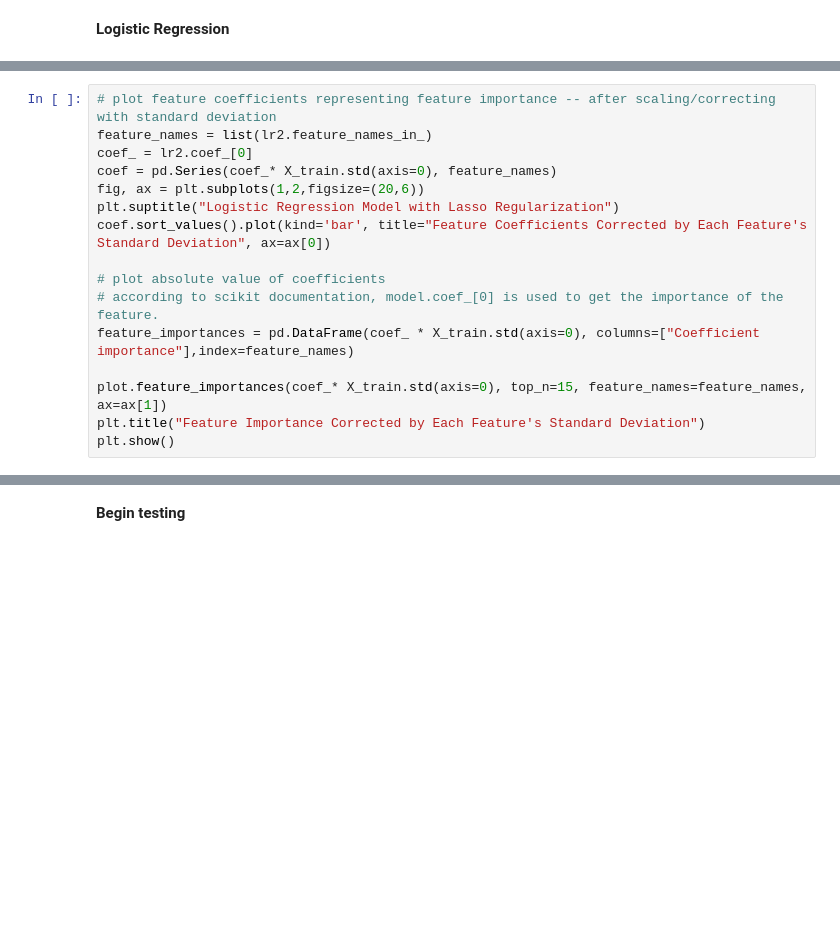
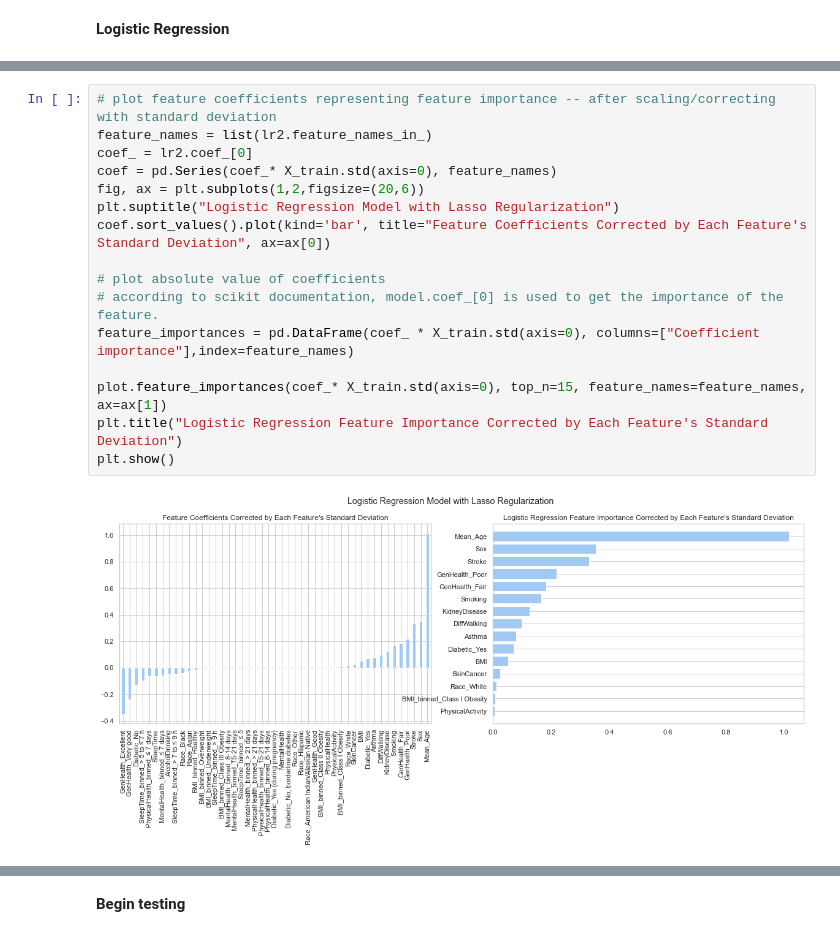
Before and after one commit to phebecarlson/Capstone-Two, a Jupyter notebook: Feature selection - Heart Disease Indicators.ipynb, the cells around one changed output, grey strips where cells are left out. Cells and saved outputs as stored; diff of their text form; blank space fills up the shorter version.

```diff
--- a/Feature selection - Heart Disease Indicators.ipynb
+++ b/Feature selection - Heart Disease Indicators.ipynb
@@ -359,16 +479,18 @@ plt.show()
 # %%
 # plot feature coefficients representing feature importance -- after scaling/correcting with standard deviation
 feature_names = list(lr2.feature_names_in_)
 coef_ = lr2.coef_[0]
 coef = pd.Series(coef_* X_train.std(axis=0), feature_names)
 fig, ax = plt.subplots(1,2,figsize=(20,6))
 plt.suptitle("Logistic Regression Model with Lasso Regularization")
 coef.sort_values().plot(kind='bar', title="Feature Coefficients Corrected by Each Feature's Standard Deviation", ax=ax[0])
 
 # plot absolute value of coefficients
 # according to scikit documentation, model.coef_[0] is used to get the importance of the feature.
 feature_importances = pd.DataFrame(coef_ * X_train.std(axis=0), columns=["Coefficient importance"],index=feature_names)
 
 plot.feature_importances(coef_* X_train.std(axis=0), top_n=15, feature_names=feature_names, ax=ax[1])
-plt.title("Feature Importance Corrected by Each Feature's Standard Deviation")
+plt.title("Logistic Regression Feature Importance Corrected by Each Feature's Standard Deviation")
 plt.show()
+# %% [output]
+[figure, added]
```
Also changed, not shown: parts of 44 cells of this notebook.
